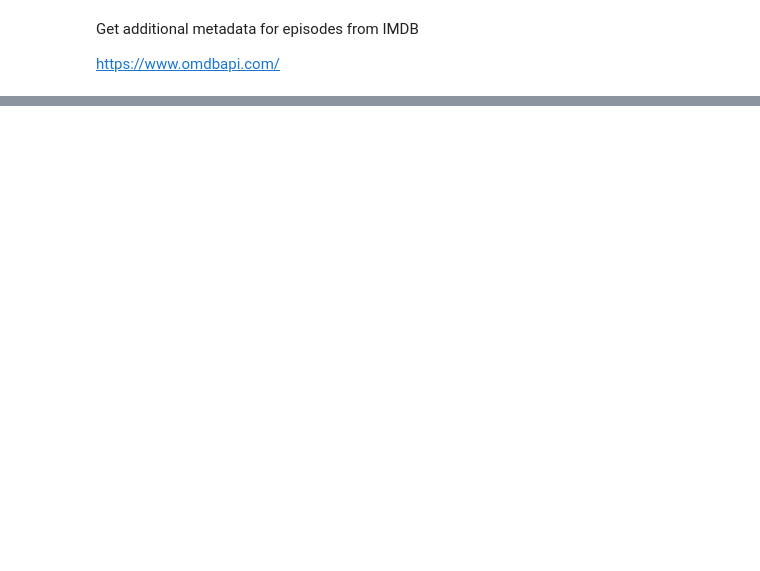
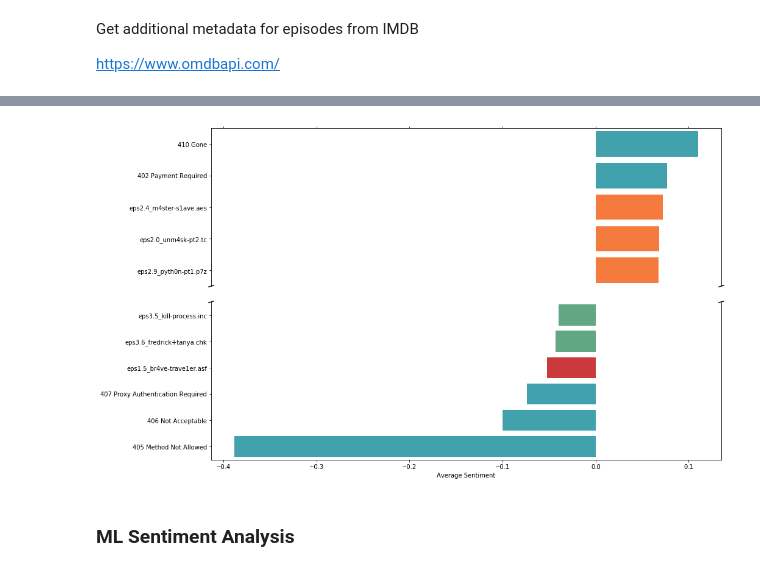
Before and after one commit to ttsteiger/mrrobot-sentiment-analysis, a Jupyter notebook: mrrobot-sentiment-analysis.ipynb, the cells around one changed output, grey strips where cells are left out. Cells and saved outputs as stored; diff of their text form; code cells hidden in the pictures; blank space fills up the shorter version.

```diff
--- a/mrrobot-sentiment-analysis.ipynb
+++ b/mrrobot-sentiment-analysis.ipynb
@@ -321,0 +428,61 @@ df.head()
+# %%
+# vertical bar plot with decreasing sentiment order, show 5 highest & lowest episodes
+fig, (ax1, ax2) = plt.subplots(2, 1, figsize=(15,10), sharex=True)
+
+mean_scores_w0_ordered = df[['season', 'title', 'mean_scores_w0']].sort_values(by=['mean_scores_w0'],
+                                                                               ascending=True)
+seasons = mean_scores_w0_ordered['season']
+titles = mean_scores_w0_ordered['title']
+scores = mean_scores_w0_ordered['mean_scores_w0']
+color_array = [
+    colors[0] if s == 1
+    else colors[1] if s == 2
+    else colors[2] if s == 3
+    else colors[3] if s == 4
+    else '' for s in seasons]
+
+# plot data on both axes
+ax1.barh(titles, scores, color=color_array)
+ax2.barh(titles, scores, color=color_array)
+
+# set view of subplots
+ax1.set_ylim([len(titles) - 5.5, len(titles) - 0.5])
+ax2.set_ylim([-0.5, 5.5])
+
+# hide ticks between axes
+ax1.spines['bottom'].set_visible(False)
+ax2.spines['top'].set_visible(False)
+ax1.xaxis.tick_top()
+ax1.tick_params(labeltop=False)
+ax2.xaxis.tick_bottom()
+
+# create diagonal lines for axis break
+d = .005  # size in axes coordinates
+
+kwargs = dict(transform=ax1.transAxes, color='k', clip_on=False)
+ax1.plot((-d, +d), (-d, +d), **kwargs)        # top-left diagonal
+ax1.plot((1 - d, 1 + d), (-d, +d), **kwargs)  # top-right diagonal
+
+kwargs.update(transform=ax2.transAxes)  # switch to the bottom axes
+ax2.plot((-d, +d), (1 - d, 1 + d), **kwargs)  # bottom-left diagonal
+ax2.plot((1 - d, 1 + d), (1 - d, 1 + d), **kwargs)  # bottom-right diagonal
+
+ax2.set_xlabel('Average Sentiment')
+
+# add color legend for seasons
+##
+##
+##
+##
+
+# move ticklabels inside graph
+##
+##
+##
+
+fig.subplots_adjust(hspace=0.1) # reduce distance between subplots
+plt.show()
+# %% [output]
+[figure, added]
+# %% [markdown]
+### ML Sentiment Analysis
```
Also changed, not shown: parts of 12 cells of this notebook, 9 other files.
